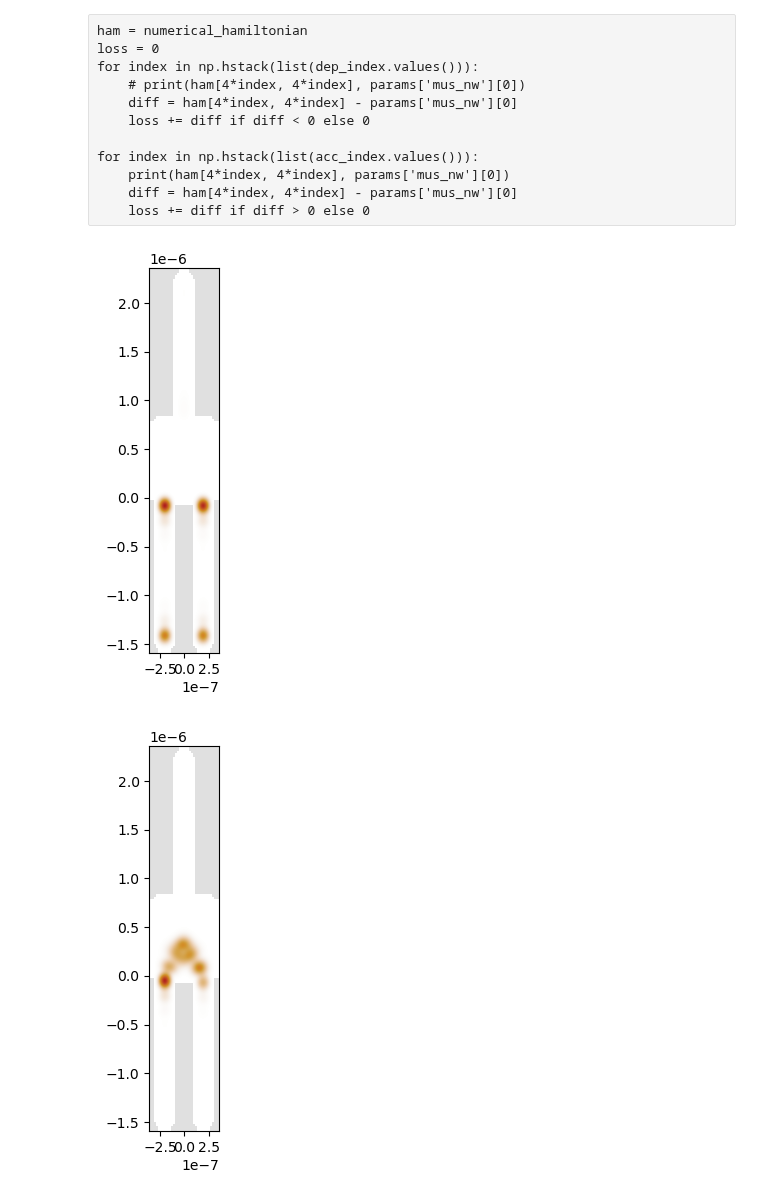
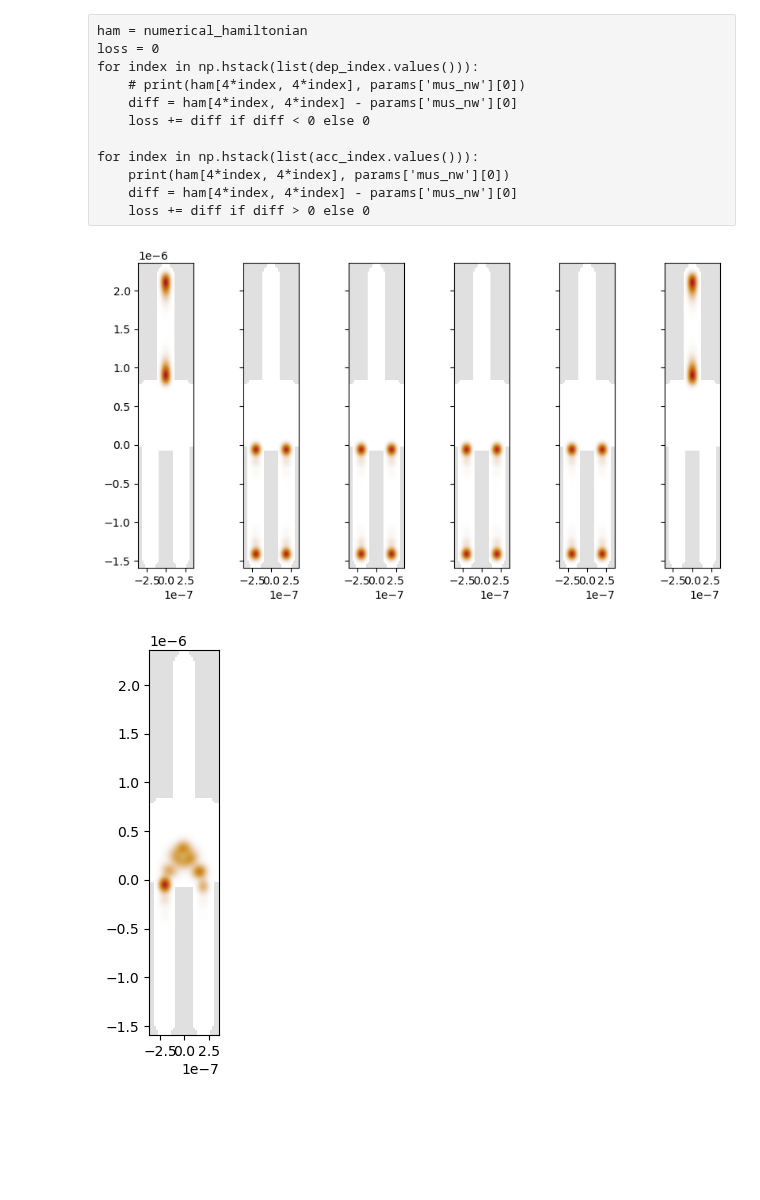
Before and after one commit to Satin21/Trijunction, a Jupyter notebook: analysis/minimal_loss.ipynb, the cells around one changed output. Drawn from its saved outputs; the diff is of its cells as text; code cells hidden in the pictures; blank space fills up the shorter version.

```diff
--- a/analysis/minimal_loss.ipynb
+++ b/analysis/minimal_loss.ipynb
@@ -123,5 +123,6 @@ params.update({'acc_index': acc_index})
 [16.5 57.5]
 [figure]
 # %%
-opt_args = tuple([pair, params, kwant_args, True])
-codes.optimization.loss(x, *opt_args)
+step_size = 1e-4
+opt_args = tuple([[pair, params, kwant_args, 0.0], step_size])
+# optimization.loss(x, *opt_args)
@@ -156,0 +135,14 @@ sol1 = minimize(
+# %%
+sol1 = minimize(
+            codes.optimization.loss,
+            x,
+            args=opt_args,
+            method="BFGS",
+            jac=jacobian,
+            options={
+                "disp": True,
+                "gtol": 1e-9
+                # "verbose": 2,
+                # "initial_tr_radius": 1e-1
+            },
+        )
@@ -237,2 +307,0 @@ array([3.03e-17, 1.53e-17, 2.00e-19, 1.00e-19])
-# %%
-params.update(parameters.voltage_dict(sol))
@@ -239,5 +332,6 @@ params.update(parameters.voltage_dict(sol))
 # %%
 optimiser_args = system.optimiser_arguments()
+params.update(parameters.voltage_dict(sol1.x))
 
 linear_ham, numerical_hamiltonian = hamiltonian(system.trijunction,
                                     optimiser_args['linear_terms'],
@@ -263,13 +357,13 @@ energies, wave_functions = eigsh(
                 return_eigenvectors=True,
 )
 # %%
-fig, ax = plt.subplots(1, 1, figsize = (10, 5), sharey= True)
+fig, ax = plt.subplots(1, 6, figsize = (10, 5), sharey= True)
 
 density = kwant.operator.Density(system.trijunction, np.eye(4))
-for i, vec in enumerate(wave_functions.T[[0]]):
-    kwant.plotter.density(system.trijunction, density(vec), ax = ax);
+for i, vec in enumerate(wave_functions.T):
+    kwant.plotter.density(system.trijunction, density(vec), ax = ax[i]);
 # %% [output]
-[figure, old version]
+[figure, new version]
 # %%
 fig, ax = plt.subplots(1, 1, figsize = (10, 5), sharey= True)
 
```
Also changed, not shown: parts of 21 cells of this notebook, 1 other file.
